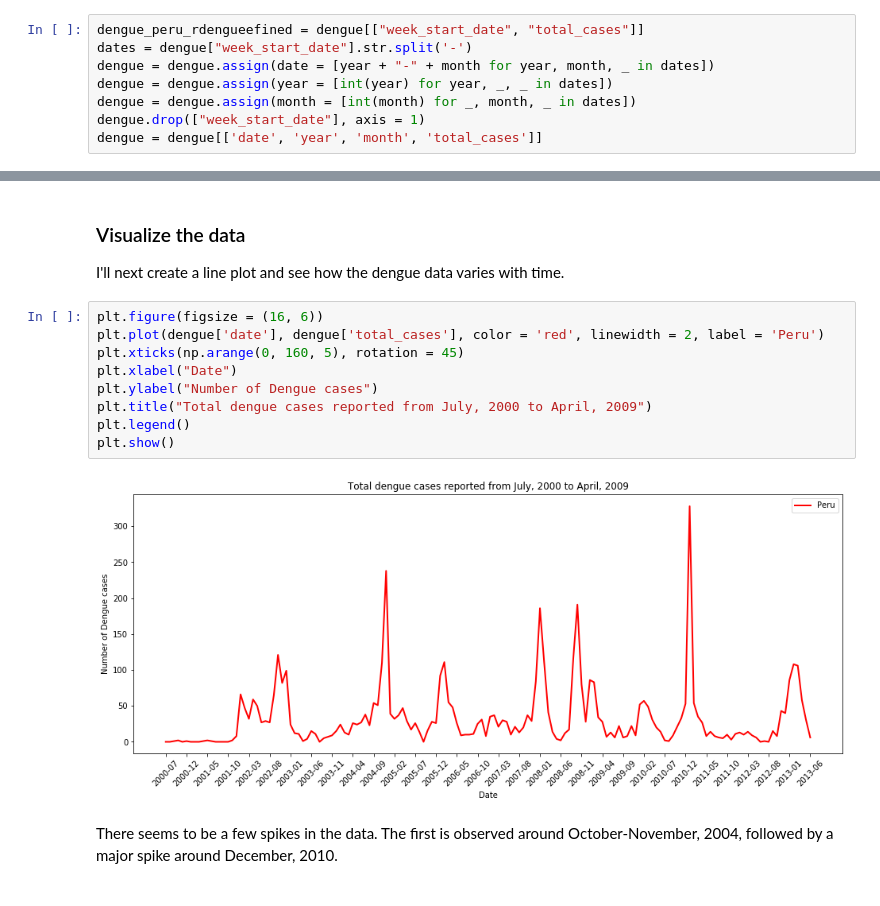
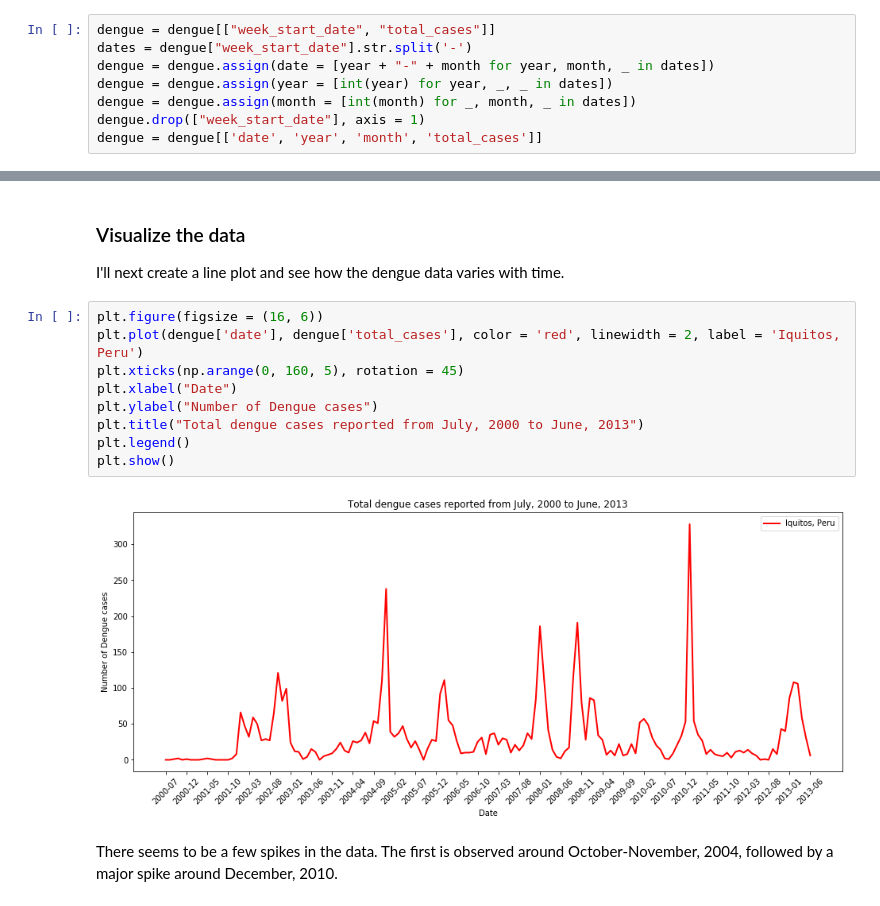
Before and after one commit to ITWSXInformatics/DengueSpreadInformationSystemDSIS, a Jupyter notebook: Data processing.ipynb, the cells around one changed output, grey strips where cells are left out. Cells and saved outputs as stored; diff of their text form.

```diff
--- a/Data processing.ipynb
+++ b/Data processing.ipynb
@@ -29,7 +29,7 @@ environment = pd.read_csv("data/iquitos/environment_data.csv")
 
 I'll create new columns of `date` which includes year and month, and two other columns `year` and `month` for making it easier to combine with other data files.
 # %%
-dengue_peru_rdengueefined = dengue[["week_start_date", "total_cases"]]
+dengue = dengue[["week_start_date", "total_cases"]]
 dates = dengue["week_start_date"].str.split('-')
 dengue = dengue.assign(date = [year + "-" + month for year, month, _ in dates])
 dengue = dengue.assign(year = [int(year) for year, _, _ in dates])
@@ -46,15 +46,15 @@ dengue = dengue.groupby(['date', 'year', 'month'], as_index=False).sum()
 I'll next create a line plot and see how the dengue data varies with time.
 # %%
 plt.figure(figsize = (16, 6))
-plt.plot(dengue['date'], dengue['total_cases'], color = 'red', linewidth = 2, label = 'Peru')
+plt.plot(dengue['date'], dengue['total_cases'], color = 'red', linewidth = 2, label = 'Iquitos, Peru')
 plt.xticks(np.arange(0, 160, 5), rotation = 45)
 plt.xlabel("Date")
 plt.ylabel("Number of Dengue cases")
-plt.title("Total dengue cases reported from July, 2000 to April, 2009")
+plt.title("Total dengue cases reported from July, 2000 to June, 2013")
 plt.legend()
 plt.show()
 # %% [output]
-[figure, old version]
+[figure, new version]
 # %% [markdown]
 There seems to be a few spikes in the data. The first is observed around October-November, 2004, followed by a major spike around December, 2010.
 # %% [markdown]
```
Also changed, not shown: parts of 31 cells of this notebook.
